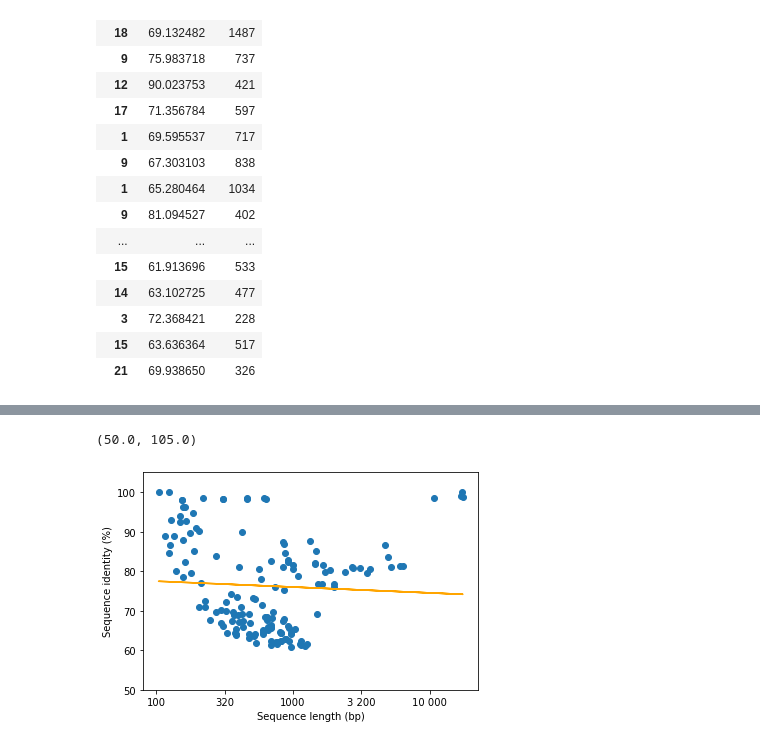
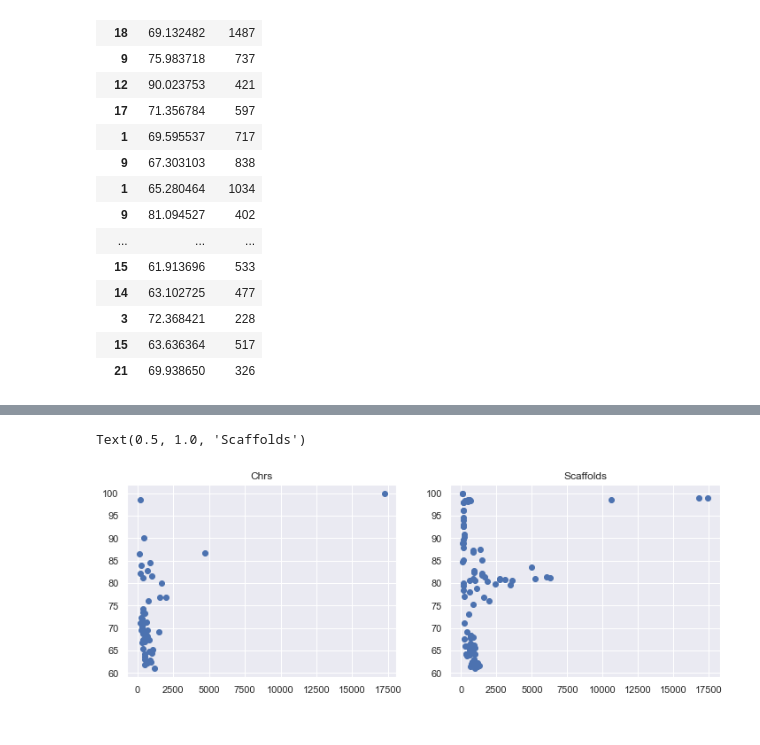
Before and after one commit to balintbiro/Oryctolagus_cuniculus_numts, a Jupyter notebook: codes/trials/length_vs_identity.ipynb, the cells around one changed output, grey strips where cells are left out. Saved outputs shown, nothing was run; the diff lists cells and outputs as text; code cells hidden in the pictures.

```diff
--- a/codes/trials/length_vs_identity.ipynb
+++ b/codes/trials/length_vs_identity.ipynb
@@ -167,12 +170,11 @@ log10_scale=pd.Series(identities.index).apply(lambda value:np.log10(value))
-# %%
-fig,ax=plt.subplots(1,1)
-ax.set_xticklabels(['0','100','320','1000','3 200','10 000'])
-ax.scatter(log10_scale, identities)
-m, b = np.polyfit(log10_scale, identities, 1)
-plt.plot(log10_scale, m*log10_scale + b, 'orange')
-plt.ylabel('Sequence identity (%)')
-plt.xlabel('Sequence length (bp)')
-plt.ylim(50,105)
-# %% [output]
-(50.0, 105.0)
-[figure, removed]
+# %%
+fig,axs=plt.subplots(1,2, figsize=(12,4))
+
+axs[0].scatter(chrs['length'], chrs['identity'])
+axs[0].set_title('Chrs')
+
+axs[1].scatter(scaffolds['length'], scaffolds['identity'])
+axs[1].set_title('Scaffolds')
+# %% [output]
+Text(0.5, 1.0, 'Scaffolds')
+[figure, added]
```
Also changed, not shown: parts of 6 cells of this notebook.
